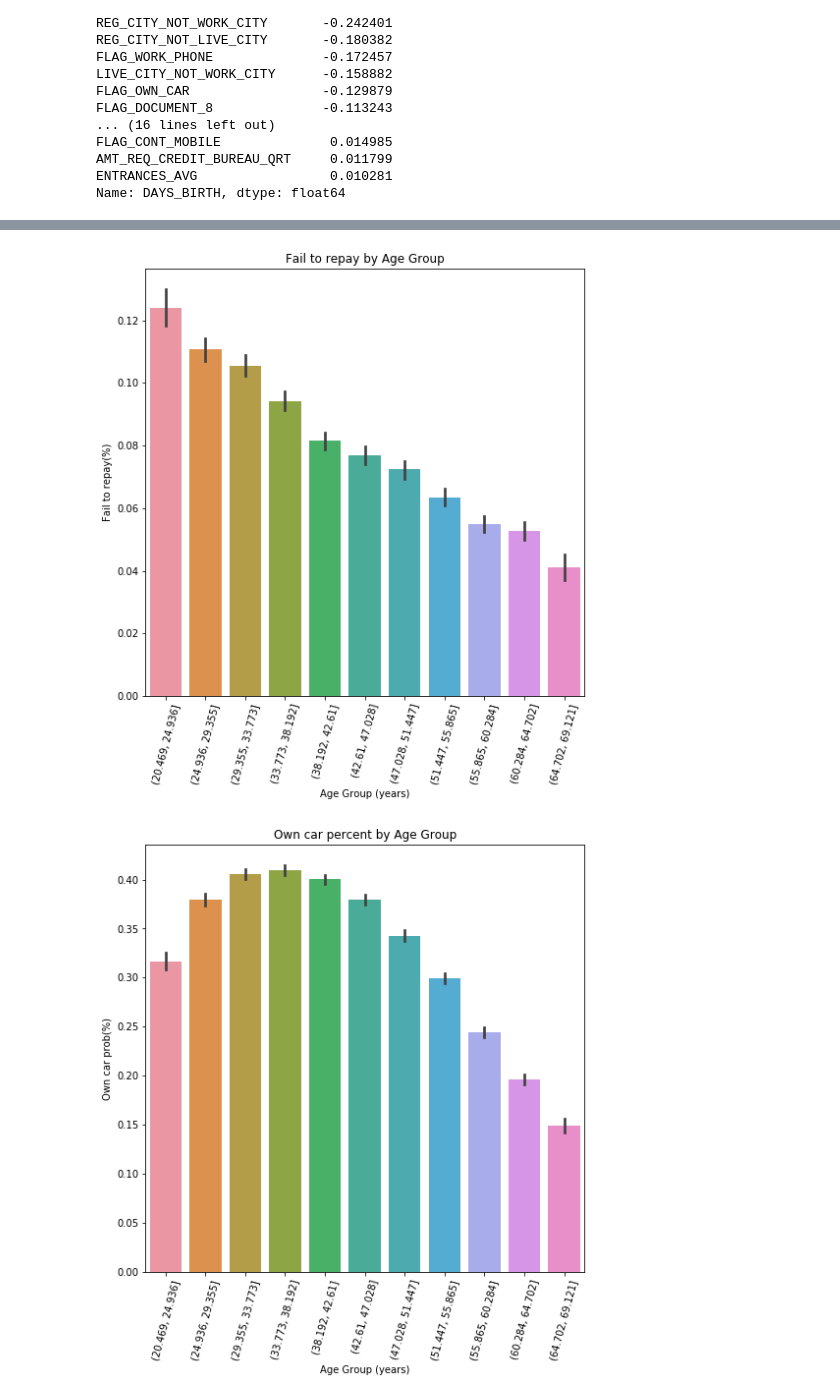
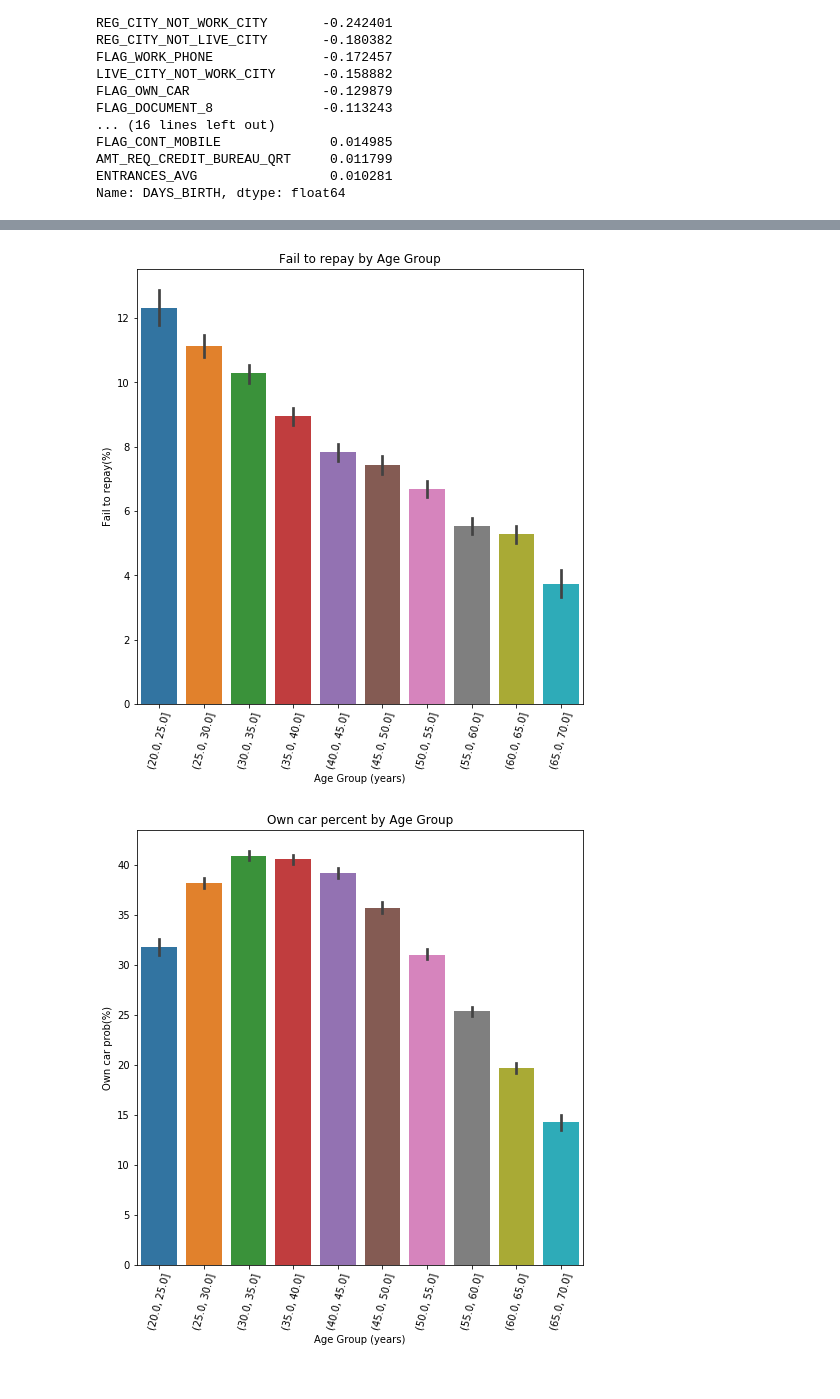
Before and after one commit to luokamars/3rd-ML100Days, a Jupyter notebook: homework/Day_018_HW.ipynb, the cells around one changed output, grey strips where cells are left out. Cells and saved outputs as stored; diff of their text form; code cells hidden in the pictures.

```diff
--- a/homework/Day_018_HW.ipynb
+++ b/homework/Day_018_HW.ipynb
@@ -92,7 +92,7 @@ app_train['FLAG_OWN_CAR'].fillna(0)#缺值補0
 age_data = app_train[['TARGET','FLAG_OWN_CAR', 'DAYS_BIRTH']] # subset
 age_data['YEARS_BIRTH'] = abs(age_data['DAYS_BIRTH'])/365
 
-bin_cut = 11
+bin_cut = np.linspace(20,70,num=11)
 age_data['YEARS_BINNED'] = pd.cut(age_data['YEARS_BIRTH'], bins = bin_cut)
 # 顯示不同組的數量
 print(age_data['YEARS_BINNED'].value_counts())
@@ -159,25 +158,25 @@ plt.figure(figsize = (8, 8))
 # 以年齡區間為 x, target 為 y 繪製 barplot
 
 px = age_data['YEARS_BINNED']
-py = age_data['TARGET']
+py = 100*age_data['TARGET']
 sns.barplot(px, py)
 
 # Plot labeling
 plt.xticks(rotation = 75); plt.xlabel('Age Group (years)'); plt.ylabel('Fail to repay(%)')
 plt.title('Fail to repay by Age Group');
 # %% [output]
-[figure, old version]
+[figure, new version]
 # %%
 plt.figure(figsize = (8, 8))
 
 # 以年齡區間為 x, target 為 y 繪製 barplot
 
 px = age_data['YEARS_BINNED']
-py = age_data['FLAG_OWN_CAR']
+py = 100*age_data['FLAG_OWN_CAR']
 sns.barplot(px, py)
 
 # Plot labeling
 plt.xticks(rotation = 75); plt.xlabel('Age Group (years)'); plt.ylabel('Own car prob(%)')
 plt.title('Own car percent by Age Group');
 # %% [output]
-[figure, old version]
+[figure, new version]
```
Also changed, not shown: parts of 3 cells of this notebook, 1 other file.
